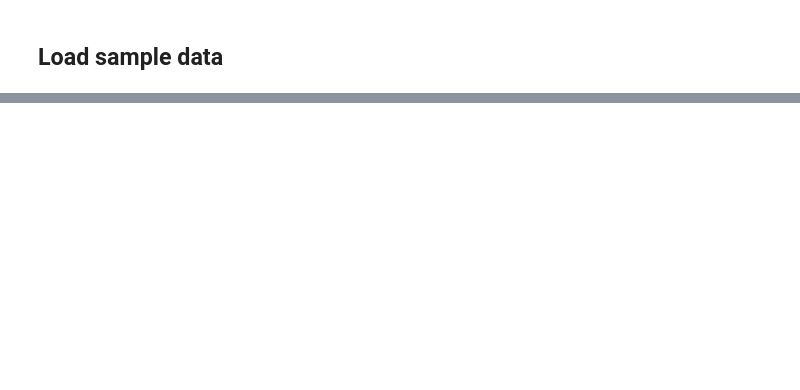
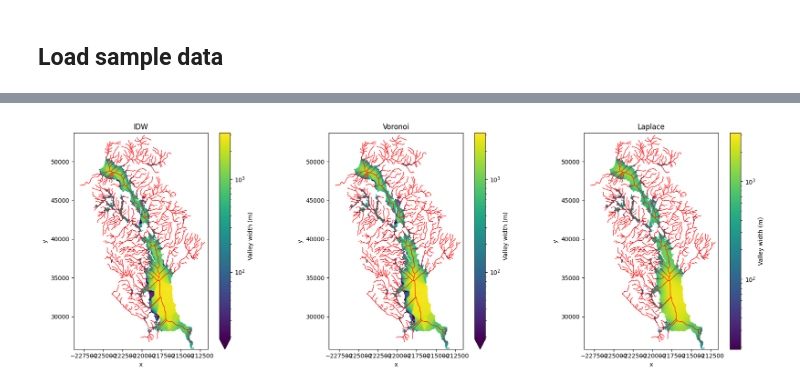
Before and after one commit to avkoehl/valley-axis, a Jupyter notebook: examples/valley_axis_demo.ipynb, the cells around one changed output, grey strips where cells are left out. Cells and saved outputs as stored; diff of their text form; code cells hidden in the pictures; blank space fills up the shorter version.

```diff
--- a/examples/valley_axis_demo.ipynb
+++ b/examples/valley_axis_demo.ipynb
@@ -87,0 +127,23 @@ plt.show()
+# %%
+widths_idw = va.get_widths(centerlines_raster, region, method="idw")
+widths_voronoi = va.get_widths(centerlines_raster, region, method="voronoi")
+widths_laplace = va.get_widths(centerlines_raster, region, method="laplace")
+# %%
+fig, axes = plt.subplots(1, 3, figsize=(18, 6))
+
+norm = LogNorm(vmin=widths_laplace.min(), vmax=widths_laplace.max())
+
+for ax, w, title in zip(
+    axes,
+    [widths_idw, widths_voronoi, widths_laplace],
+    ["IDW", "Voronoi", "Laplace"],
+):
+    w.plot(ax=ax, cmap="viridis", norm=norm, cbar_kwargs={"label": "Valley width (m)"})
+    centerlines_skeleton.plot(ax=ax, color="red", linewidth=0.8)
+    ax.set_title(title)
+    ax.set_aspect("equal")
+
+plt.tight_layout()
+plt.show()
+# %% [output]
+[figure, added]
```
Also changed, not shown: parts of 13 cells of this notebook, 16 other files.
